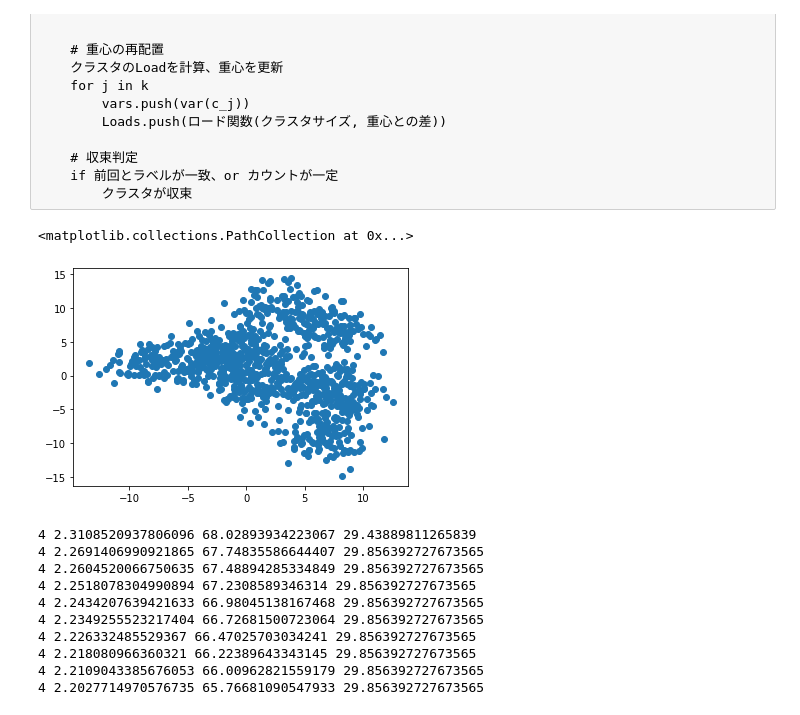
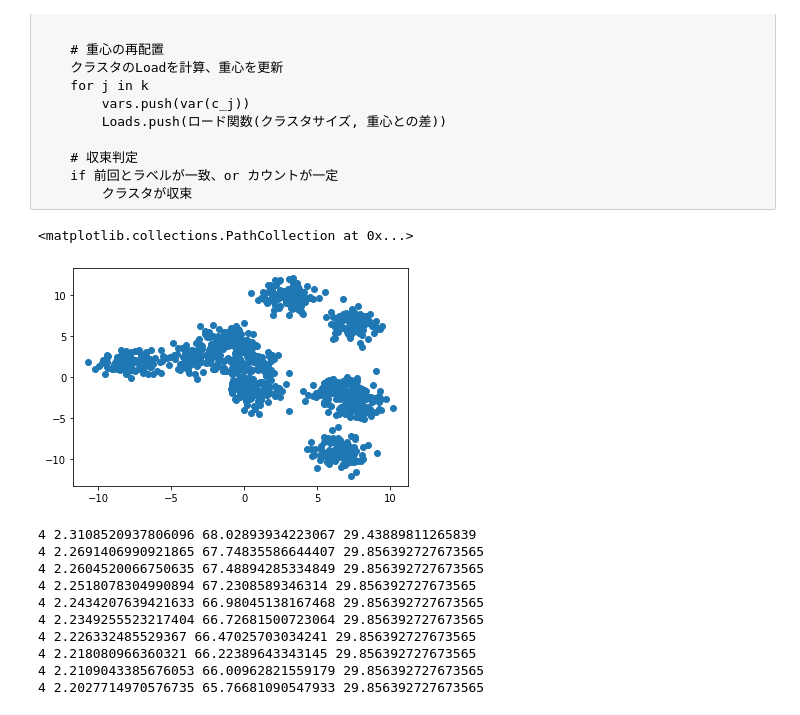
Before and after one commit to shuent/jupiter, a Jupyter notebook: grad_kmeans.ipynb, the cells around one changed output. Cells and saved outputs as stored; diff of their text form; code cells hidden in the pictures.

```diff
--- a/grad_kmeans.ipynb
+++ b/grad_kmeans.ipynb
@@ -125,20 +125,20 @@ while クラスタが収束しない
 # %%
 # 実装
 
 # ライブラリimport
 import numpy as np
 from sklearn.datasets import make_blobs
 import matplotlib.pyplot as plt
 
 # data用意
-X, y = make_blobs(n_samples=1000, centers=10, cluster_std=2, n_features=2,random_state=6)
+X, y = make_blobs(n_samples=1000, centers=10, cluster_std=1, n_features=2,random_state=6)
 
 # data可視化
 
 plt.scatter(X[:,0], X[:,1])
 # %% [output]
 <matplotlib.collections.PathCollection at 0x...>
-[figure, old version]
+[figure, new version]
 # %%
 
 from sklearn.cluster import KMeans
```
Also changed, not shown: parts of 1 cell of this notebook.
